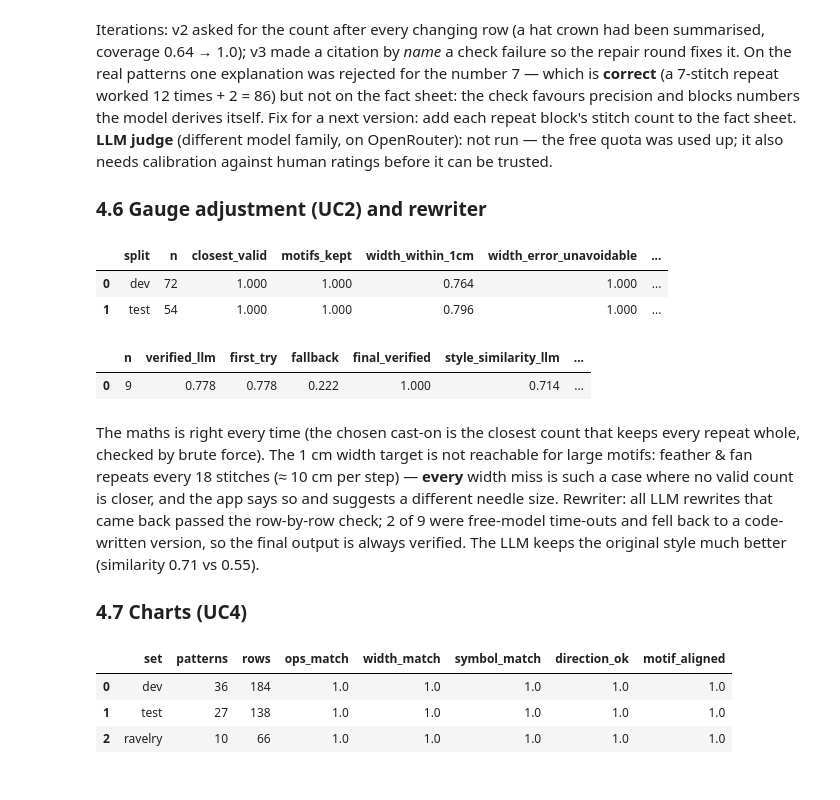
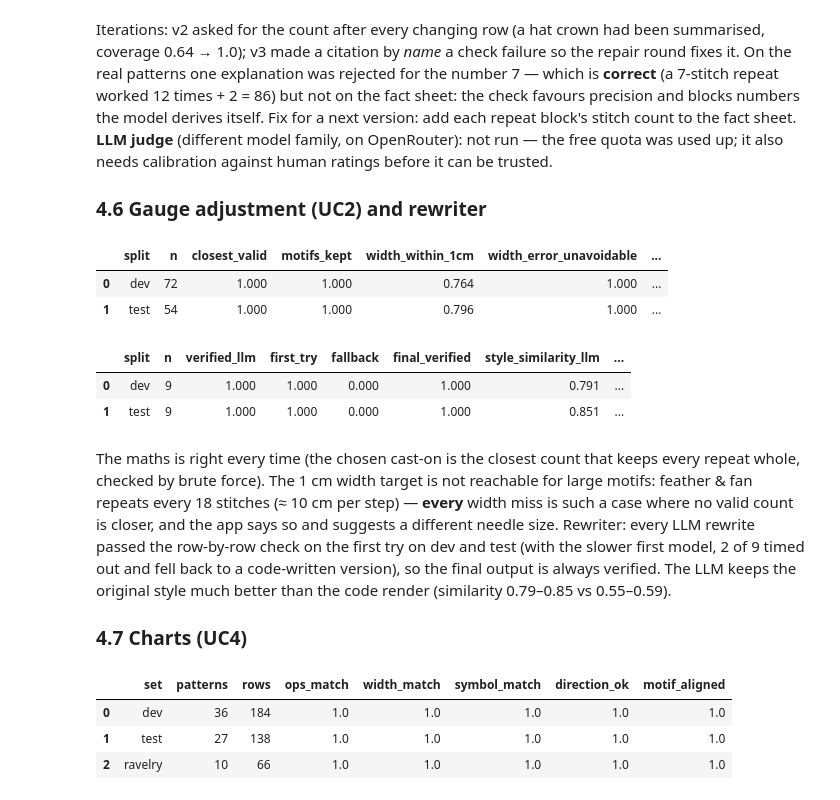
Before and after one commit to anna-kryvulia/knitting_copilot_nlp_hw, a Jupyter notebook: notebooks/report.ipynb, the cells around one changed output. Cells and saved outputs as stored; diff of their text form; code cells hidden in the pictures.

```diff
--- a/notebooks/report.ipynb
+++ b/notebooks/report.ipynb
@@ -267,0 +270,10 @@ tool sequence and arguments.
+# %%
+mrows = []
+for f in sorted((ROOT / "results").glob("*.json")):
+    d = json.loads(f.read_text())
+    if not isinstance(d, dict) or "component" not in d:
+        continue
+    mrows.append({"component": d["component"], "split": d["split"], "version": d.get("version"),
+                  "model": d.get("model") if d.get("model") not in (None, "none", "grammar") else "— (code only)",
+                  "judge": d.get("judge_model") or "", "date": d.get("date")})
+display(pd.DataFrame(mrows).sort_values(["component", "split"]).reset_index(drop=True))
@@ -440,21 +478,21 @@ free quota was used up; it also needs calibration against human ratings before i
 # %%
 ga = [{"split": sp, **{k: R(f"gauge_{sp}")[0][k] for k in ["n", "closest_valid", "motifs_kept", "width_within_1cm", "width_error_unavoidable", "length_within_1cm"]}} for sp in ["dev", "test"]]
 display(pd.DataFrame(ga).style.format(precision=3))
-o, _ = R("rewriter_dev")
-display(pd.DataFrame([o]).style.format(precision=3))
+display(pd.DataFrame([{"split": sp, **R(f"rewriter_{sp}")[0]} for sp in ["dev", "test"]]).style.format(precision=3))
 # %% [output]
 |  | split | n | closest_valid | motifs_kept | width_within_1cm | width_error_unavoidable | ... |
 | 0 | dev | 72 | 1.000 | 1.000 | 0.764 | 1.000 | ... |
 | 1 | test | 54 | 1.000 | 1.000 | 0.796 | 1.000 | ... |
-|  | n | verified_llm | first_try | fallback | final_verified | style_similarity_llm | ... |
-| 0 | 9 | 0.778 | 0.778 | 0.222 | 1.000 | 0.714 | ... |
+|  | split | n | verified_llm | first_try | fallback | final_verified | style_similarity_llm | ... |
+| 0 | dev | 9 | 1.000 | 1.000 | 0.000 | 1.000 | 0.791 | ... |
+| 1 | test | 9 | 1.000 | 1.000 | 0.000 | 1.000 | 0.851 | ... |
 # %% [markdown]
 The maths is right every time (the chosen cast-on is the closest count that keeps every repeat whole, checked by brute
 force). The 1 cm width target is not reachable for large motifs: feather & fan repeats every 18 stitches (≈ 10 cm per
 step) — **every** width miss is such a case where no valid count is closer, and the app says so and suggests a
-different needle size. Rewriter: all LLM rewrites that came back passed the row-by-row check; 2 of 9 were free-model
-time-outs and fell back to a code-written version, so the final output is always verified. The LLM keeps the original
-style much better (similarity 0.71 vs 0.55).
+different needle size. Rewriter: every LLM rewrite passed the row-by-row check on the first try on dev and test
+(with the slower first model, 2 of 9 timed out and fell back to a code-written version), so the final output is always
+verified. The LLM keeps the original style much better than the code render (similarity 0.79–0.85 vs 0.55–0.59).
 
 ### 4.7 Charts (UC4)
 # %%
```
Also changed, not shown: parts of 11 cells of this notebook, 16 other files.
